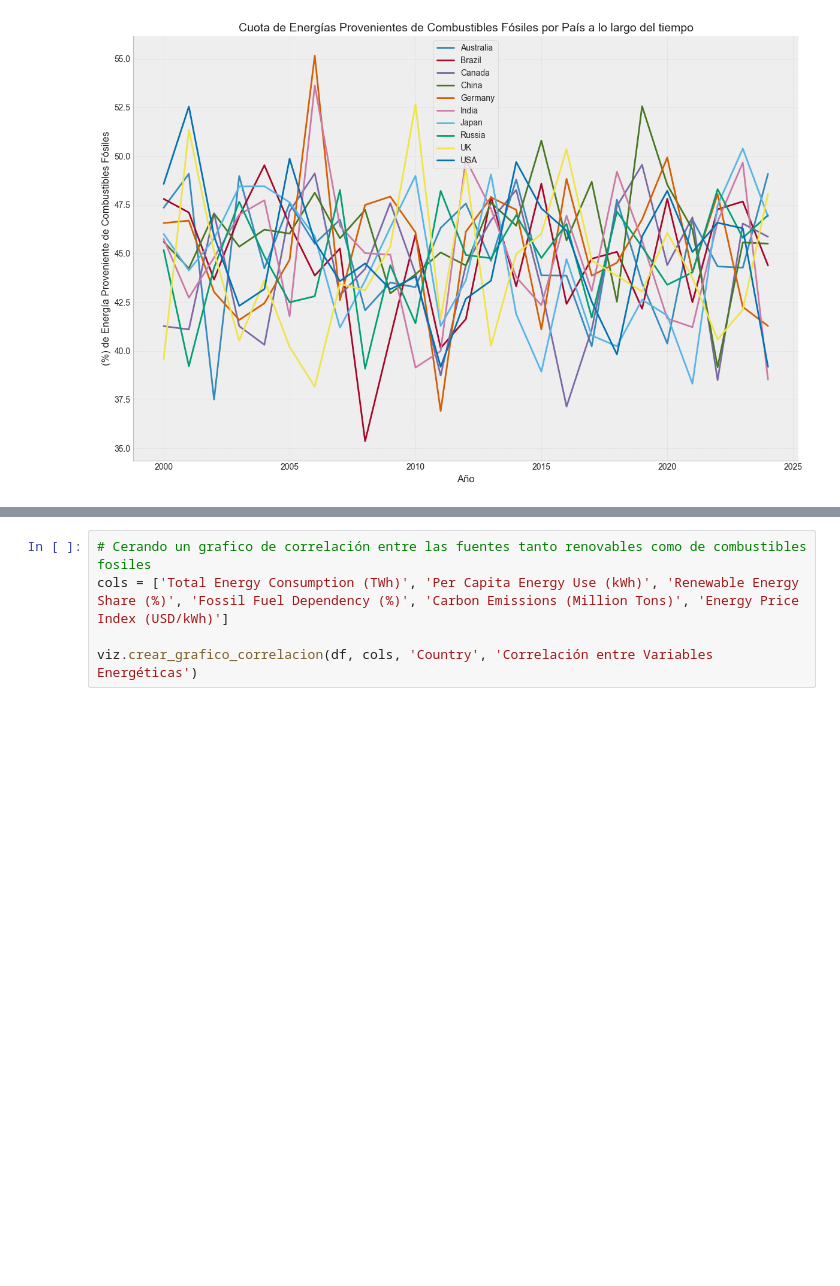
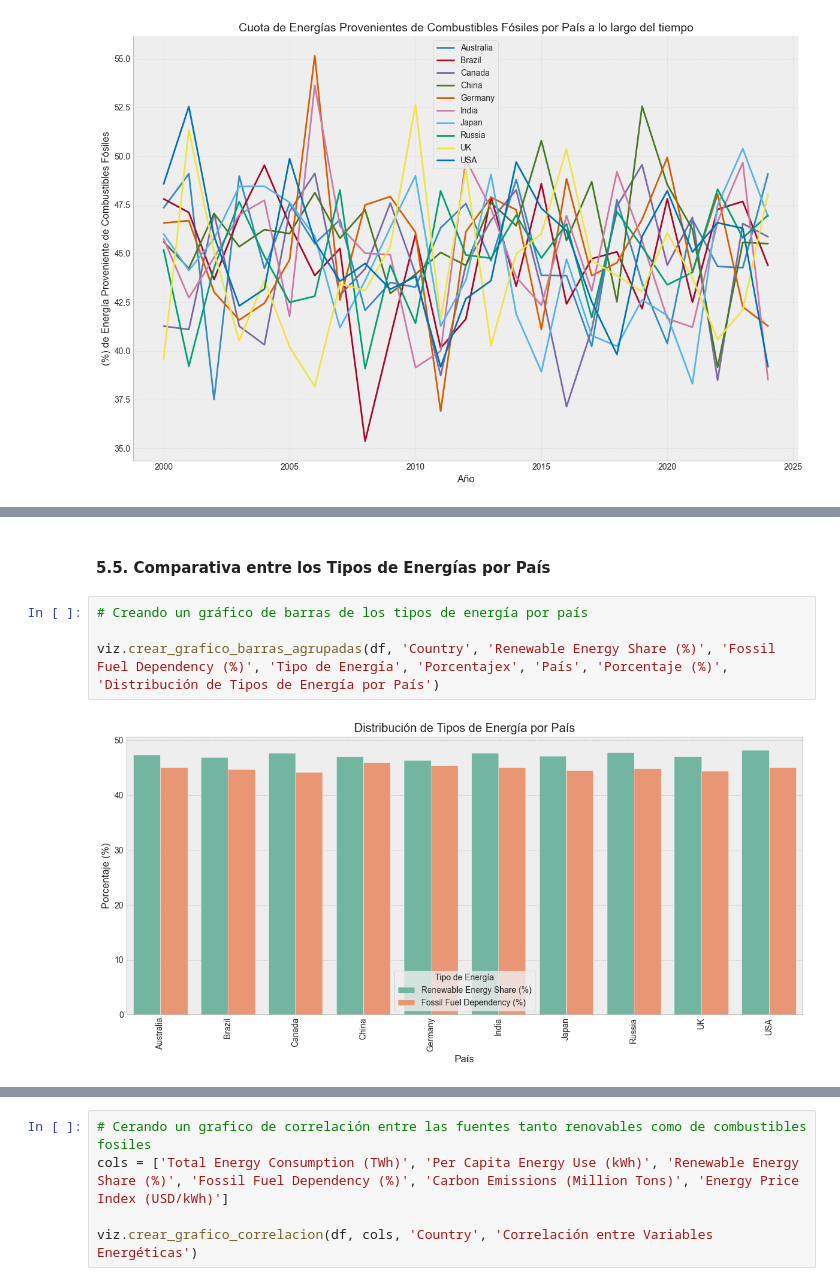
Before and after one commit to juanma200109/Analisis-de-Consumo-de-Energia-Global, a Jupyter notebook: notebooks/Consumo_de_Energia_Global_2000-2024.ipynb, the cells around one changed output, grey strips where cells are left out. Cells and saved outputs as stored; diff of their text form; blank space fills up the shorter version.

```diff
--- a/notebooks/Consumo_de_Energia_Global_2000-2024.ipynb
+++ b/notebooks/Consumo_de_Energia_Global_2000-2024.ipynb
@@ -396,0 +411,8 @@ viz.crear_graf_lineas(df, 'Country', 'Year', 'Fossil Fuel Dependency (%)', 'Año
+# %% [markdown]
+#### 5.5. Comparativa entre los Tipos de Energías por País
+# %%
+# Creando un gráfico de barras de los tipos de energía por país
+
+viz.crear_grafico_barras_agrupadas(df, 'Country', 'Renewable Energy Share (%)', 'Fossil Fuel Dependency (%)', 'Tipo de Energía', 'Porcentajex', 'País', 'Porcentaje (%)', 'Distribución de Tipos de Energía por País')
+# %% [output]
+[figure, added]
```
Also changed, not shown: parts of 10 cells of this notebook, 2 other files.
